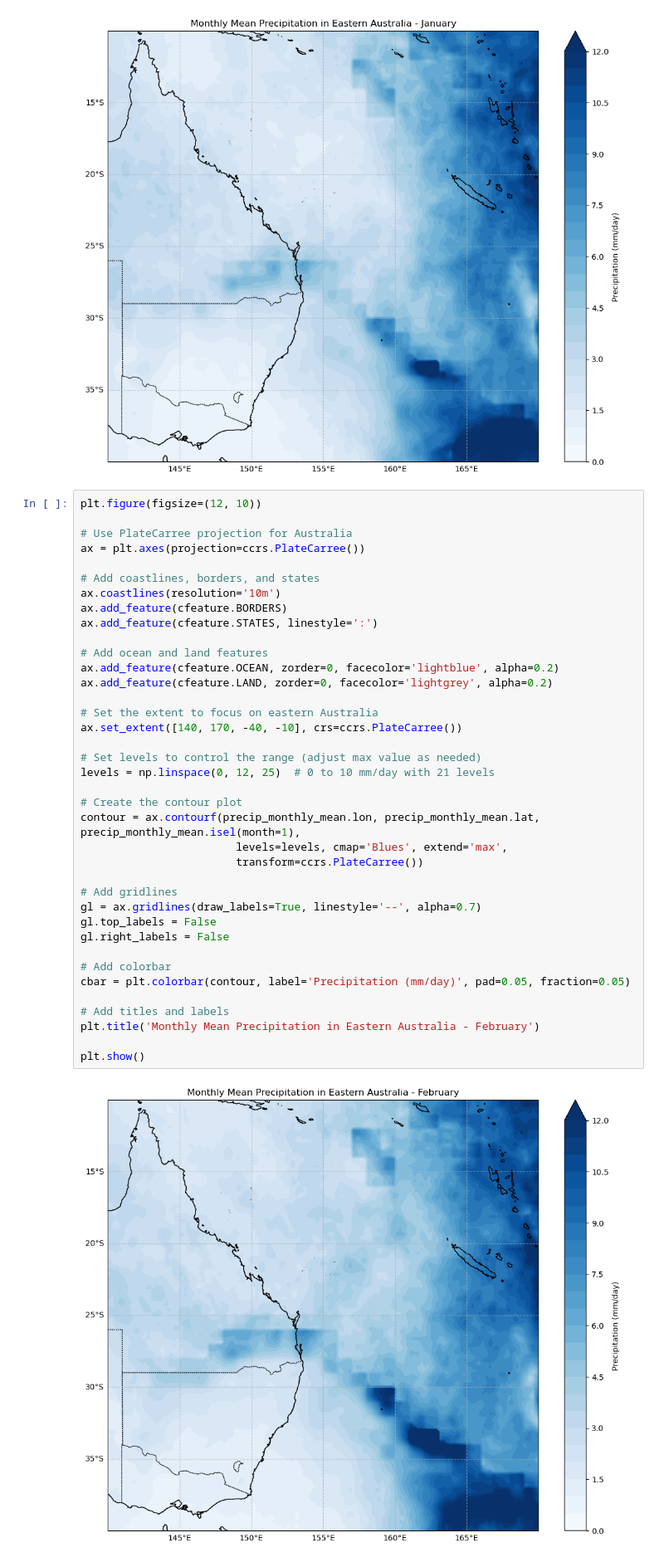
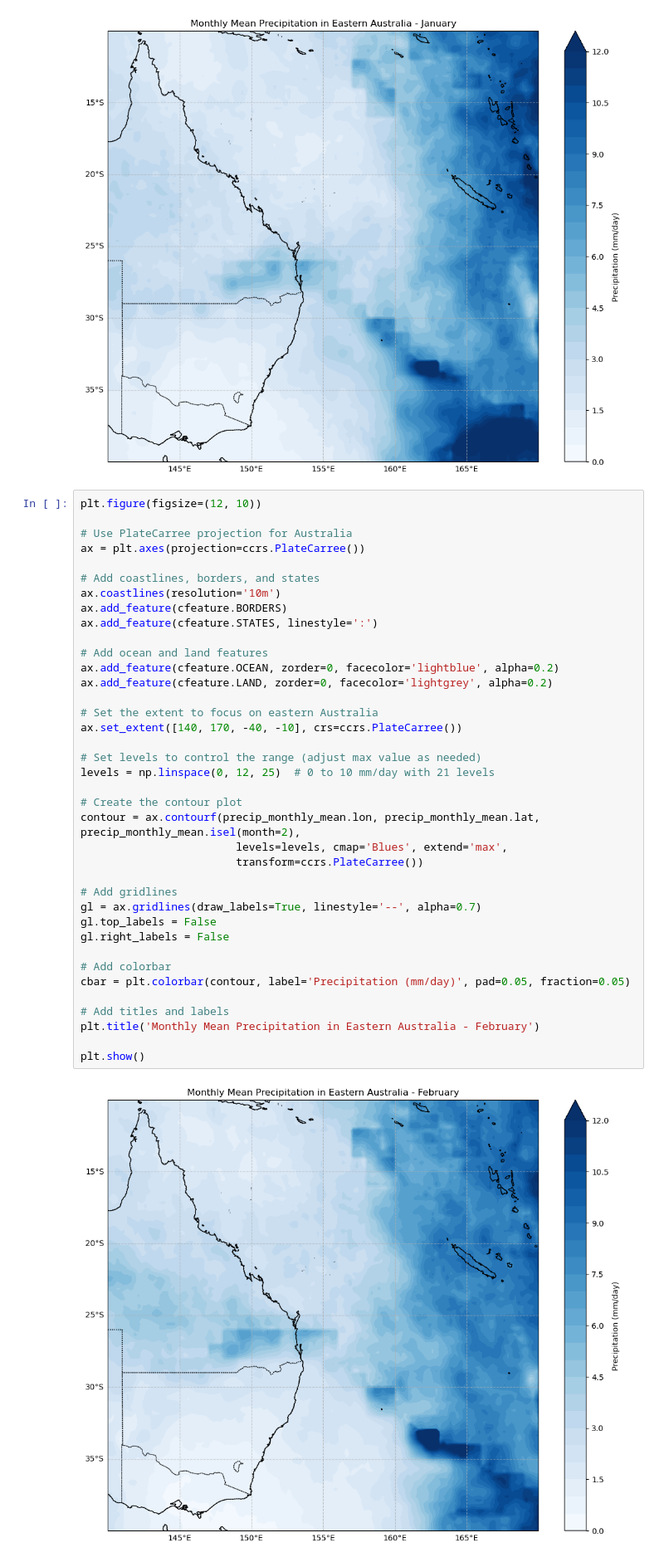
Before and after one commit to juanfuooo/Local_Remote_Influences_on_Coastal_Rainfall, a Jupyter notebook: Correlation_analysis/Hovmoller_diagram.ipynb, the cells around one changed output. Shown: that part at 83% size. Drawn from its saved outputs; the diff is of its cells as text.

```diff
--- a/Correlation_analysis/Hovmoller_diagram.ipynb
+++ b/Correlation_analysis/Hovmoller_diagram.ipynb
@@ -88,35 +88,35 @@ ax.coastlines(resolution='10m')
 ax.add_feature(cfeature.BORDERS)
 ax.add_feature(cfeature.STATES, linestyle=':')
 
 # Add ocean and land features
 ax.add_feature(cfeature.OCEAN, zorder=0, facecolor='lightblue', alpha=0.2)
 ax.add_feature(cfeature.LAND, zorder=0, facecolor='lightgrey', alpha=0.2)
 
 # Set the extent to focus on eastern Australia
 ax.set_extent([140, 170, -40, -10], crs=ccrs.PlateCarree())
 
 # Set levels to control the range (adjust max value as needed)
 levels = np.linspace(0, 12, 25)  # 0 to 10 mm/day with 21 levels
 
 # Create the contour plot
-contour = ax.contourf(precip_monthly_mean.lon, precip_monthly_mean.lat, precip_monthly_mean.isel(month=1),
+contour = ax.contourf(precip_monthly_mean.lon, precip_monthly_mean.lat, precip_monthly_mean.isel(month=2),
                         levels=levels, cmap='Blues', extend='max',
                         transform=ccrs.PlateCarree())
 
 # Add gridlines
 gl = ax.gridlines(draw_labels=True, linestyle='--', alpha=0.7)
 gl.top_labels = False
 gl.right_labels = False
 
 # Add colorbar
 cbar = plt.colorbar(contour, label='Precipitation (mm/day)', pad=0.05, fraction=0.05)
 
 # Add titles and labels
 plt.title('Monthly Mean Precipitation in Eastern Australia - February')
 
 plt.show()
 # %% [output]
-[figure, old version]
+[figure, new version]
 # %%
 plt.figure(figsize=(12, 10))
 
```
Also changed, not shown: 7 other files.
